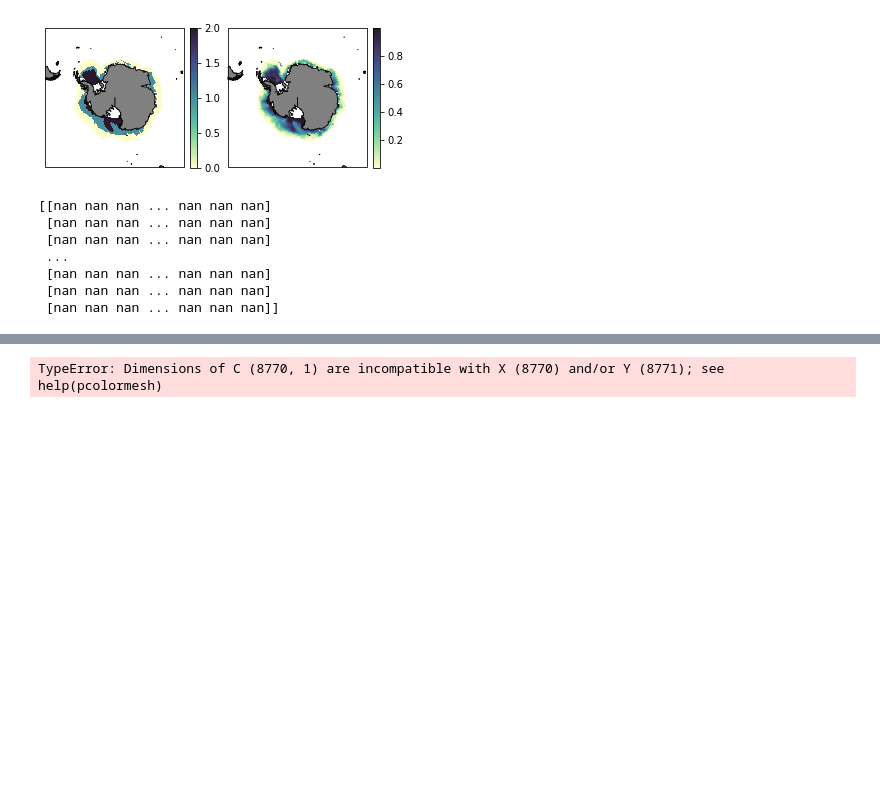
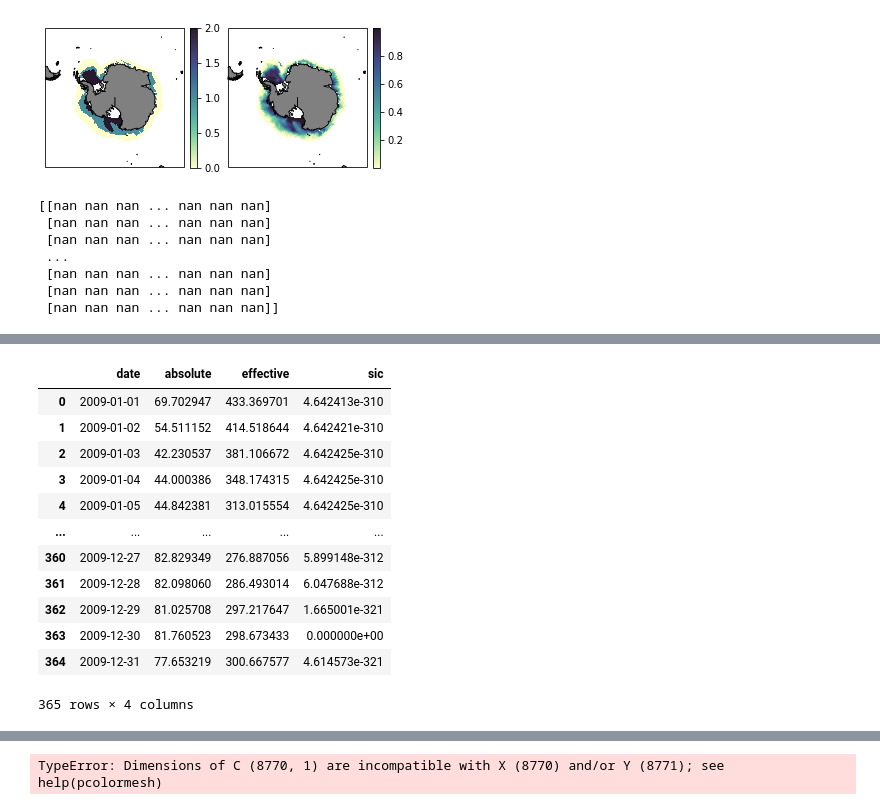
Before and after one commit to NoahDay/sea-ice-classification, a Jupyter notebook: unsupervised-classification.ipynb, the cells around one changed output, grey strips where cells are left out. Drawn from its saved outputs; the diff is of its cells as text; code cells hidden in the pictures; blank space fills up the shorter version.

```diff
--- a/unsupervised-classification.ipynb
+++ b/unsupervised-classification.ipynb
@@ -770,2 +769,26 @@ print(effective_miz_width_array.mean(axis=1))
+# %%
+#not any(sic_1580_idx)
+#savepath
+X_temp = np.empty((n_days,4))
+X_temp[:,0] = miz_width_array[day_vec,:].mean(axis=1)/1000
+X_temp[:,1] = effective_miz_width_array[day_vec,:].mean(axis=1)/1000
+X_temp[:,2] = sic_width_array[day_vec,:].mean(axis=1)/1000
+df_mizWidthsMean = pd.DataFrame(X_temp, columns = ['date', 'absolute', 'effective', 'sic'])#,'date'])
+df_mizWidthsMean['date'] = unique_dates[day_vec]
+df_mizWidthsMean
+# %% [output]
+|  | date | absolute | effective | sic |
+| 0 | 2009-01-01 | 69.702947 | 433.369701 | 4.642413e-310 |
+| 1 | 2009-01-02 | 54.511152 | 414.518644 | 4.642421e-310 |
+| 2 | 2009-01-03 | 42.230537 | 381.106672 | 4.642425e-310 |
+| 3 | 2009-01-04 | 44.000386 | 348.174315 | 4.642425e-310 |
+| 4 | 2009-01-05 | 44.842381 | 313.015554 | 4.642425e-310 |
+| ... | ... | ... | ... | ... |
+| 360 | 2009-12-27 | 82.829349 | 276.887056 | 5.899148e-312 |
+| 361 | 2009-12-28 | 82.098060 | 286.493014 | 6.047688e-312 |
+| 362 | 2009-12-29 | 81.025708 | 297.217647 | 1.665001e-321 |
+| 363 | 2009-12-30 | 81.760523 | 298.673433 | 0.000000e+00 |
+| 364 | 2009-12-31 | 77.653219 | 300.667577 | 4.614573e-321 |
+365 rows × 4 columns
 # %%
 #not any(miz_idx)
```
Also changed, not shown: parts of 12 cells of this notebook.
